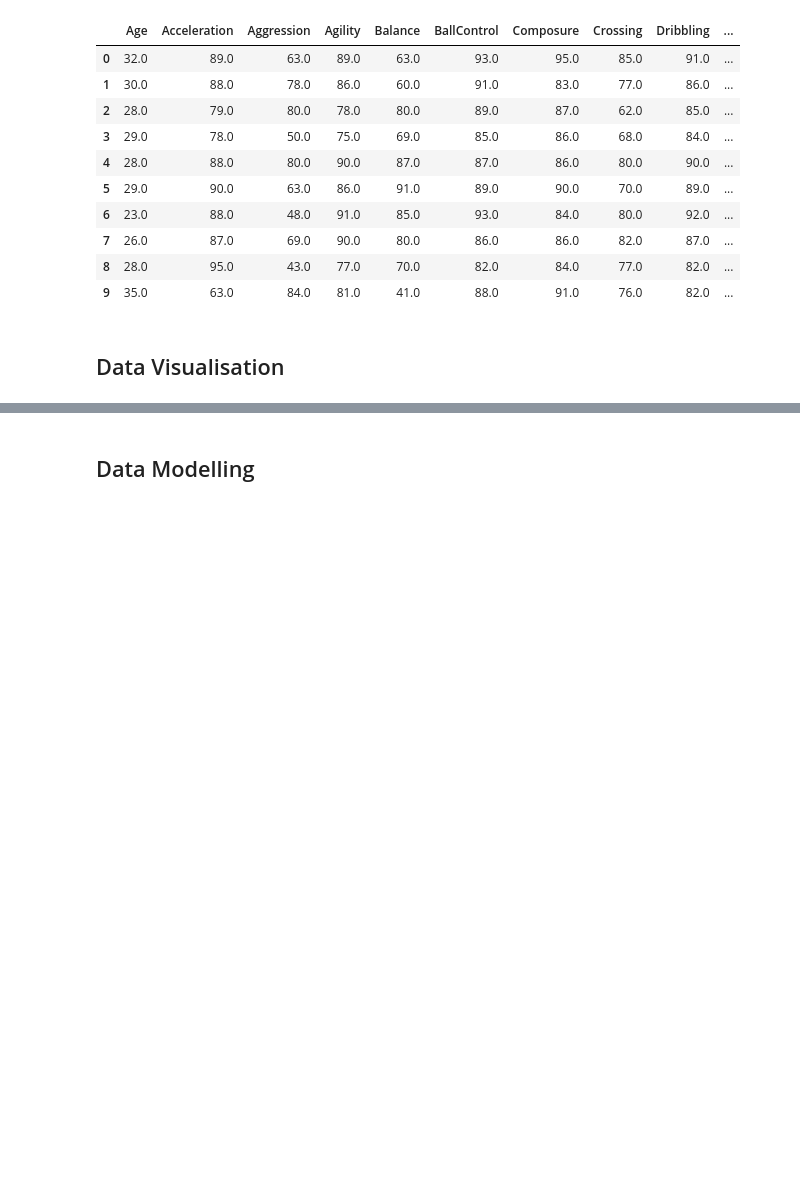
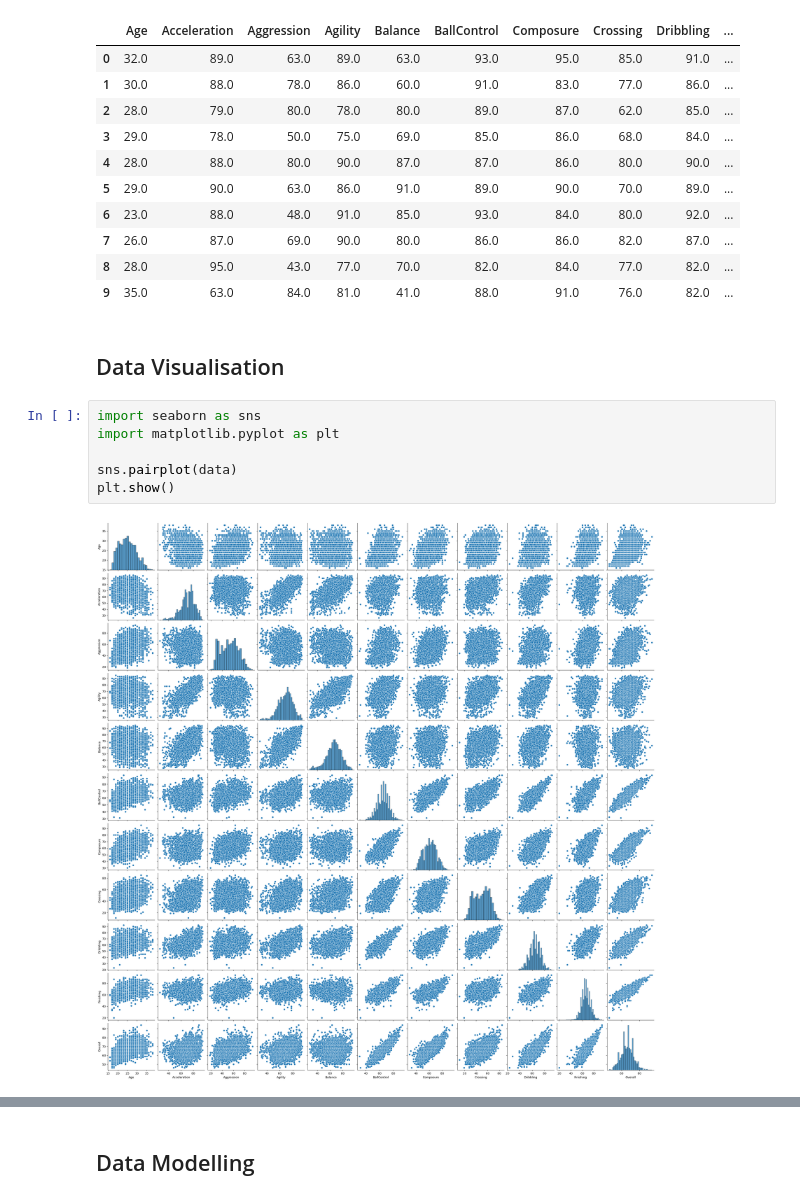
Before and after one commit to morilisa25/com.mcast.adad2023.a02.mori_lisa, a Jupyter notebook: assignment.ipynb, the cells around one changed output, grey strips where cells are left out. Cells and saved outputs as stored; diff of their text form; blank space fills up the shorter version.

Commit message:
Started Data Visualisation

```diff
--- a/assignment.ipynb
+++ b/assignment.ipynb
@@ -198,3 +198,11 @@ data.head(10)
 | 9 | 35.0 | 63.0 | 84.0 | 81.0 | 41.0 | 88.0 | 91.0 | 76.0 | 82.0 | ... |
 # %% [markdown]
 ## Data Visualisation
+# %%
+import seaborn as sns
+import matplotlib.pyplot as plt
+
+sns.pairplot(data)
+plt.show()
+# %% [output]
+[figure, added]
```
Also changed, not shown: parts of 4 cells of this notebook.
